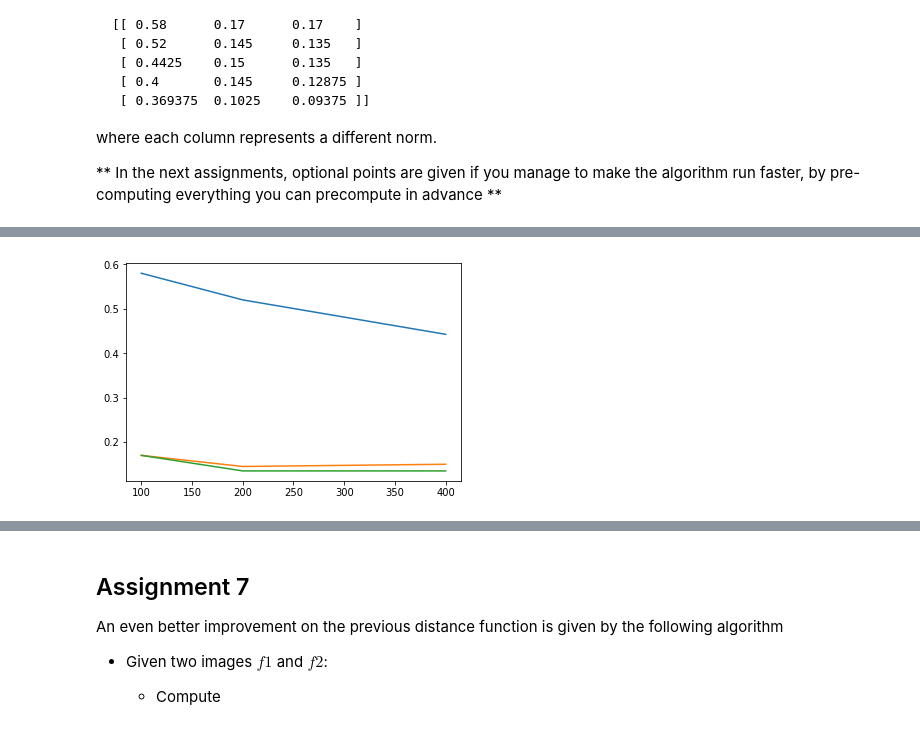
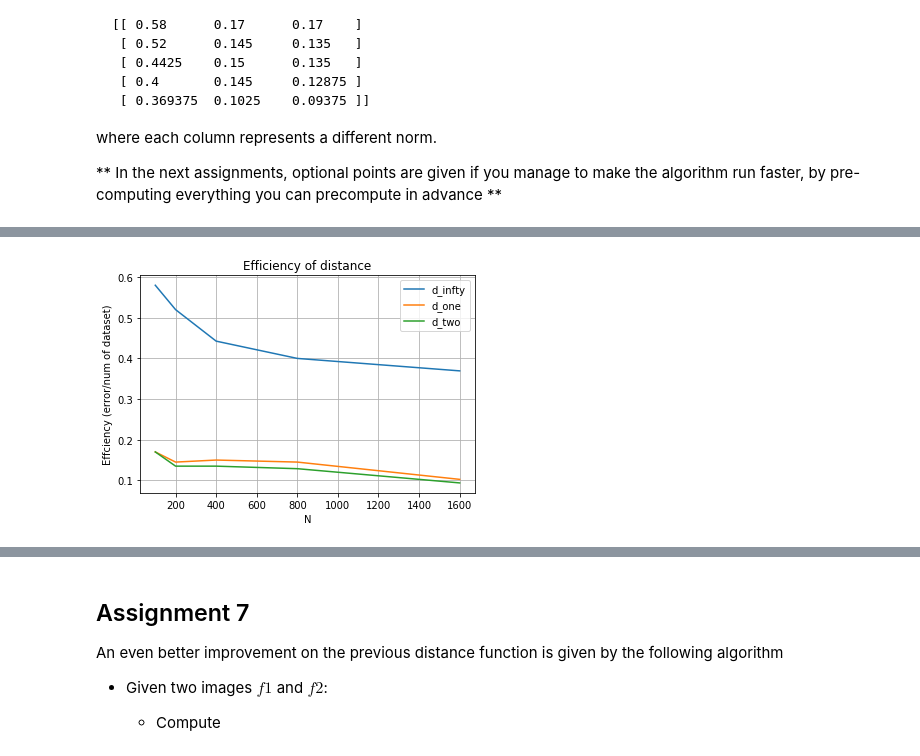
Before and after one commit to hibozzy18/P1.4_seed, a Jupyter notebook: final_project/final_project_2018-2019.ipynb, the cells around one changed output, grey strips where cells are left out. Drawn from its saved outputs; the diff is of its cells as text; code cells hidden in the pictures.

```diff
--- a/final_project/final_project_2018-2019.ipynb
+++ b/final_project/final_project_2018-2019.ipynb
@@ -231,0 +245,9 @@ _ = title('Hand written digit '+str(y_train[N]))
+# %%
+"""
+compute distance matrix for the 1st 100 images
+imgage below is for dinfinity
+"""
+N = 100
+D_infinity = dist(N, d_infty, x_train)
+imshow(D_infinity, cmap='gray_r')
+_ = title('Hand written digit '+str(y_train[N]))
@@ -249,13 +294,24 @@ Given a distance matrix with shape `(N,N)`, constructed on the first `N` samples
 - apply the function above to the 3 different distance matrices you computed before
 # %%
 def efficiency(dist_matrix, N,y_train):
+    """
+    @param dist: distnce function
+    @param N: 1st N elements
+    @param y_train: y_train dataset
+    @return eff: denoted as num of error/num of elemenents
+
+    equate j to the minimum distance
+    if the index of the minimum distance of a row
+    is not equal to the y_train we know then that
+    is an error, increase the error
+    """
     error_counter = 0
     for i in range(N):
         j = i
         dist_matrix[i,j] = dist_matrix[i ,j-1]
         j = numpy.argmin(dist_matrix[i])
         if(y_train[i] != y_train[j]):
-            #print("are you getting inside")
             error_counter += 1
+
     return error_counter/N;
 # %%
@@ -282,11 +341,18 @@ where each column represents a different norm.
 
 ** In the next assignments, optional points are given if you manage to make the algorithm run faster, by pre-computing everything you can precompute in advance **
 # %%
-N = [100,200,400]
-error_infinity = [efficiency(dist( n, d_finty, x_train), n,y_train) for n in N]
+"""Compute and plot the efficiency"""
+N = [100,200,400, 800, 1600]
+
+error_infinity = [efficiency(dist( n, d_infty, x_train), n,y_train) for n in N]
 error_one = [efficiency(dist( n, d_one, x_train), n,y_train) for n in N]
 error_two = [efficiency(dist( n, d_two, x_train), n,y_train) for n in N]
 _ = plot(N,error_infinity)
 _ = plot(N,error_one)
 _ = plot(N,error_two)
+title("Efficiency of distance")
+legend(["d_infty","d_one","d_two"])
+xlabel('N')
+ylabel('Effciency (error/num of dataset)')
+grid()
 # %% [output]
@@ -293,4 +374,4 @@ _ = plot(N,error_two)
-[figure, old version]
+[figure, new version]
 # %% [markdown]
 # Assignment 6
 
```
Also changed, not shown: parts of 26 cells of this notebook, 6 other files.
